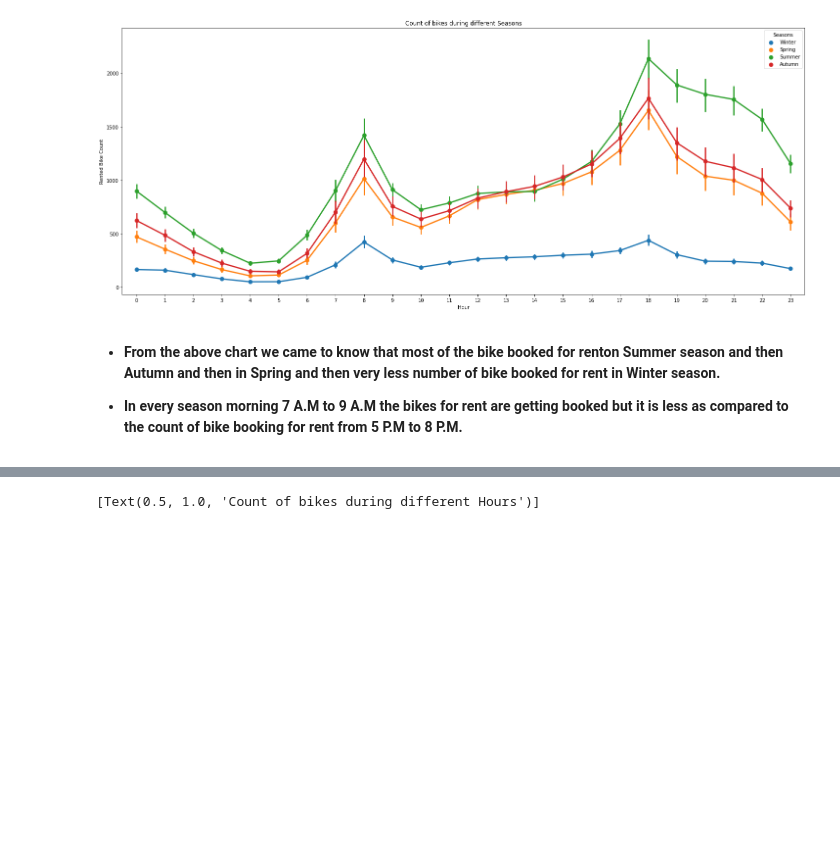
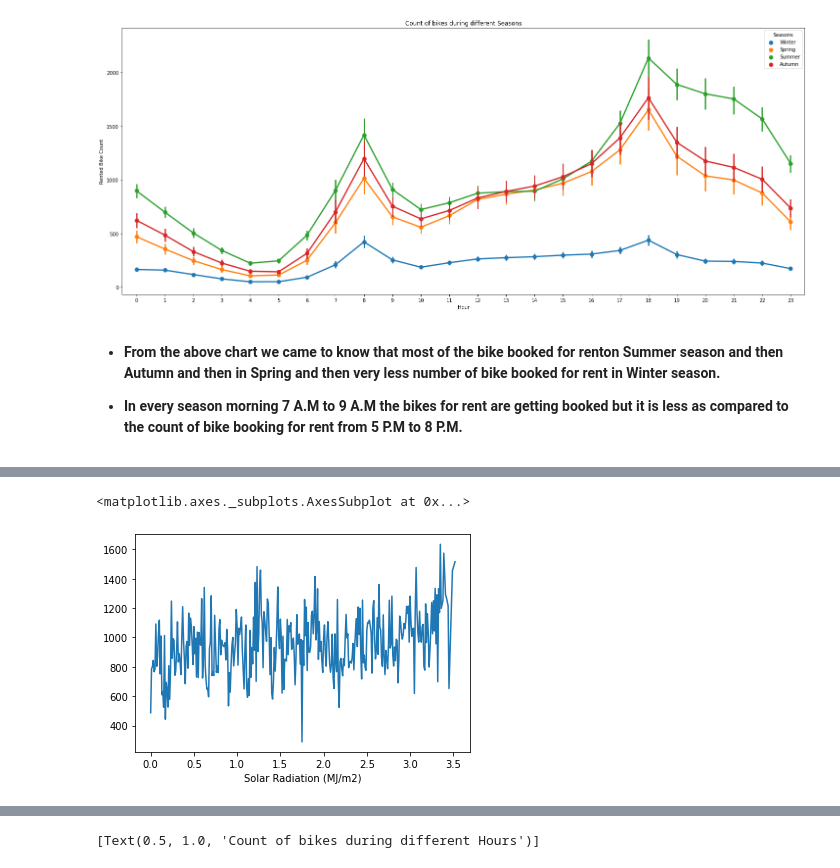
Before and after one commit to BalaramPanigrahy/Seoul-Bike-Sharing-Demand-Prediction, a Jupyter notebook: Bike_Sharing_Demand_Prediction_Capstone_Project.ipynb, the cells around one changed output, grey strips where cells are left out. Saved outputs shown, nothing was run; the diff lists cells and outputs as text; code cells hidden in the pictures; blank space fills up the shorter version.

```diff
--- a/Bike_Sharing_Demand_Prediction_Capstone_Project.ipynb
+++ b/Bike_Sharing_Demand_Prediction_Capstone_Project.ipynb
@@ -265,0 +294,6 @@ ax.set(title='Count of bikes during different dates')
+# %%
+
+bike.groupby('Solar Radiation (MJ/m2)').mean()['Rented Bike Count'].plot()
+# %% [output]
+<matplotlib.axes._subplots.AxesSubplot at 0x...>
+[figure, added]
```
Also changed, not shown: parts of 15 cells of this notebook.
